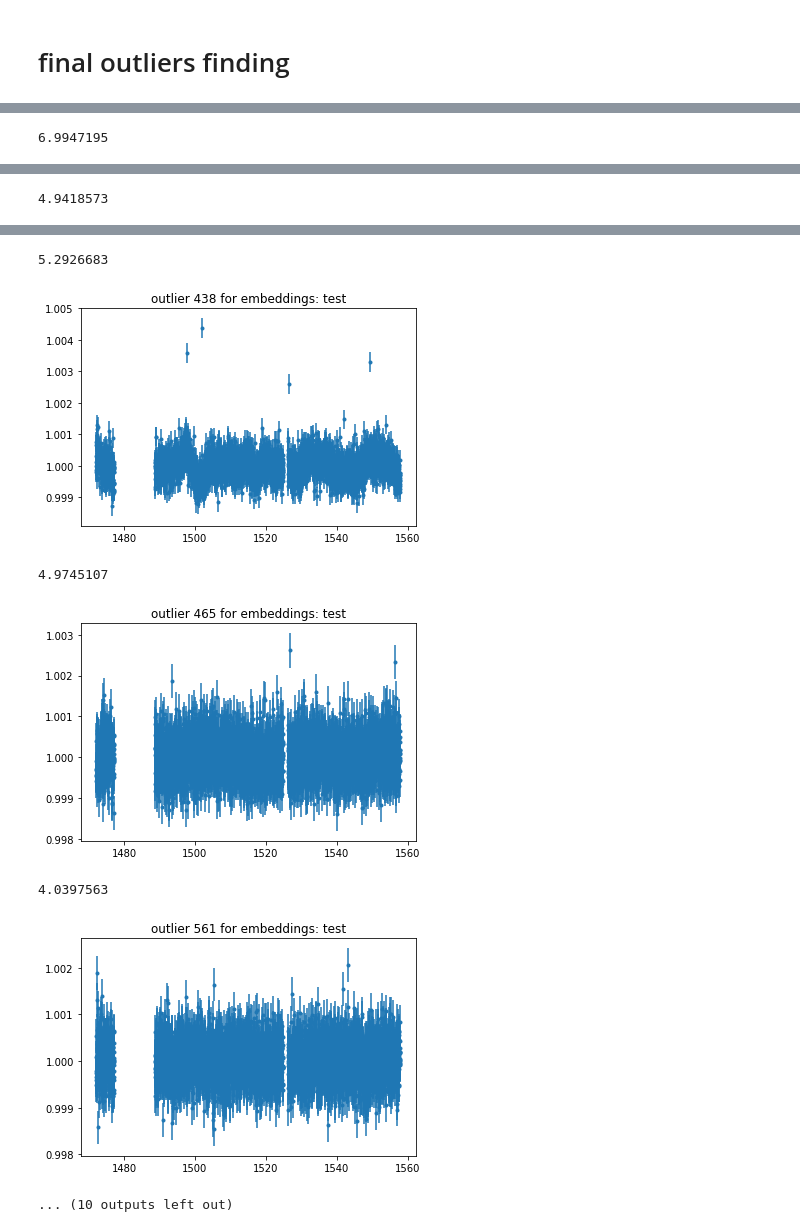
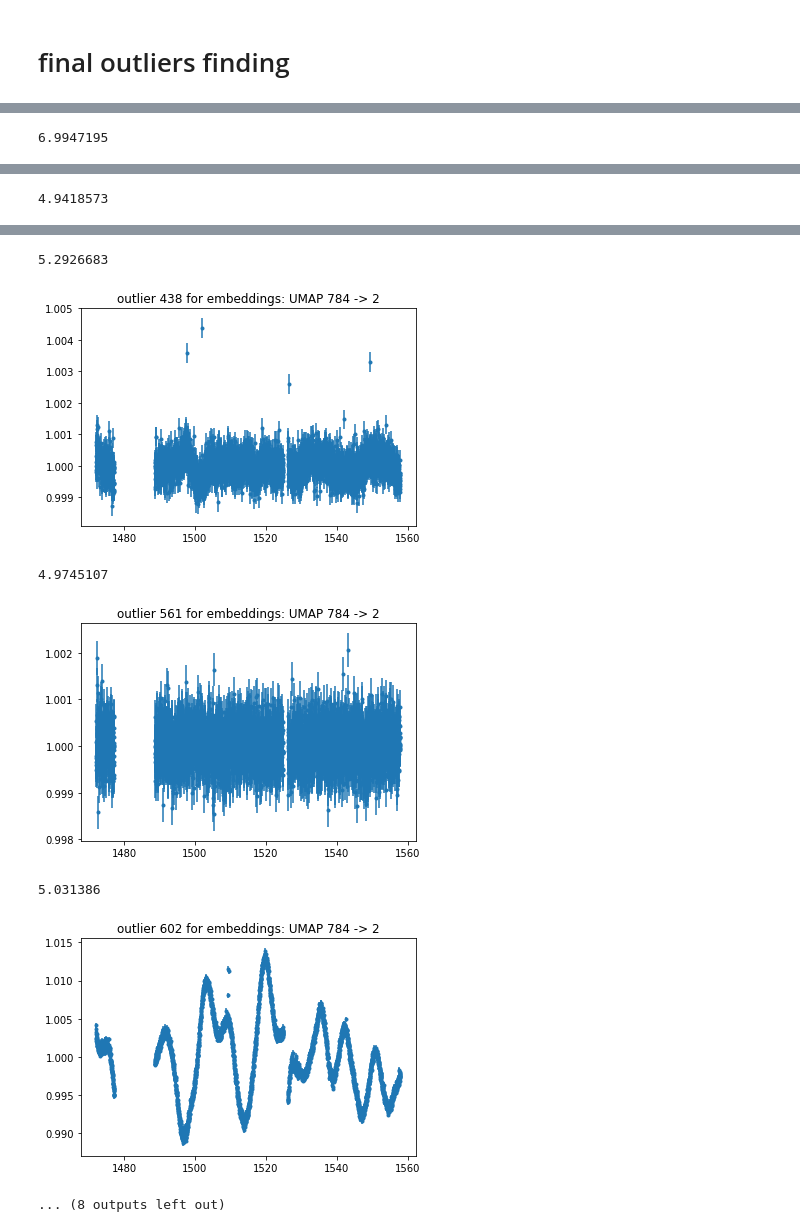
Before and after one commit to kushaltirumala/outlier_kplr, a Jupyter notebook: dense_light_curve_analysis.ipynb, the cells around one changed output, grey strips where cells are left out. Saved outputs shown, nothing was run; the diff lists cells and outputs as text; code cells hidden in the pictures.

```diff
--- a/dense_light_curve_analysis.ipynb
+++ b/dense_light_curve_analysis.ipynb
@@ -165,7 +165,7 @@ def find_outliers(distances, metric='min', name="test", show_outliers=True, cuto
         std = np.std(distribution)
         normalized = np.apply_along_axis(lambda x: (x-average)/std, 0, distribution)
         if title is None:
-            plt.title("mean distance distribution for embedding: " + name)
+            plt.title("min distance distribution for embedding: " + name)
         else:
             plt.title(title)
         plt.hist(normalized, bins=100)
@@ -187,5 +187,5 @@ def find_outliers(distances, metric='min', name="test", show_outliers=True, cuto
         return outliers
 # %%
 distances = pairwise_distances(embeddings_umap_784_2)
-find_outliers(distances, metric='min', cutoff=4)
+find_outliers(distances, name="UMAP 784 -> 2", title="min distance distribution for embedding: UMAP 784 -> 2", metric='min', cutoff=4.05, savefig=True)
 # %% [output]
@@ -198,9 +198,9 @@ find_outliers(distances, metric='min', cutoff=4)
 5.2926683
-[figure, old version]
+[figure, new version]
 4.9745107
-[figure, old version]
+[figure, new version]
-4.0397563
+5.031386
-[figure, old version]
+[figure, new version]
-... (10 outputs left out)
+... (8 outputs left out)
 # %%
 distances = pairwise_distances(embeddings_tsne_784_2)
```
Also changed, not shown: parts of 4 cells of this notebook, 1 other file.
